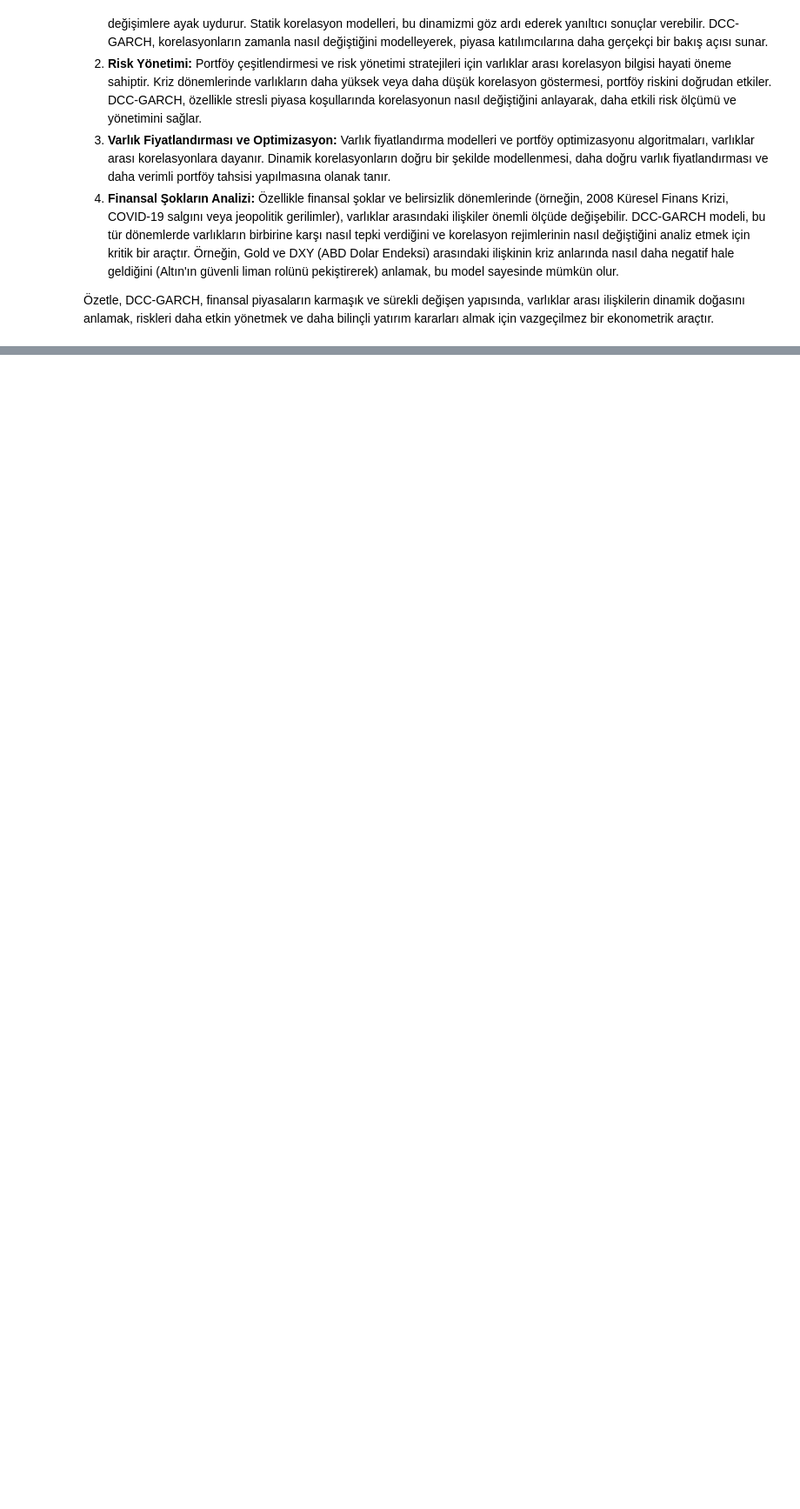
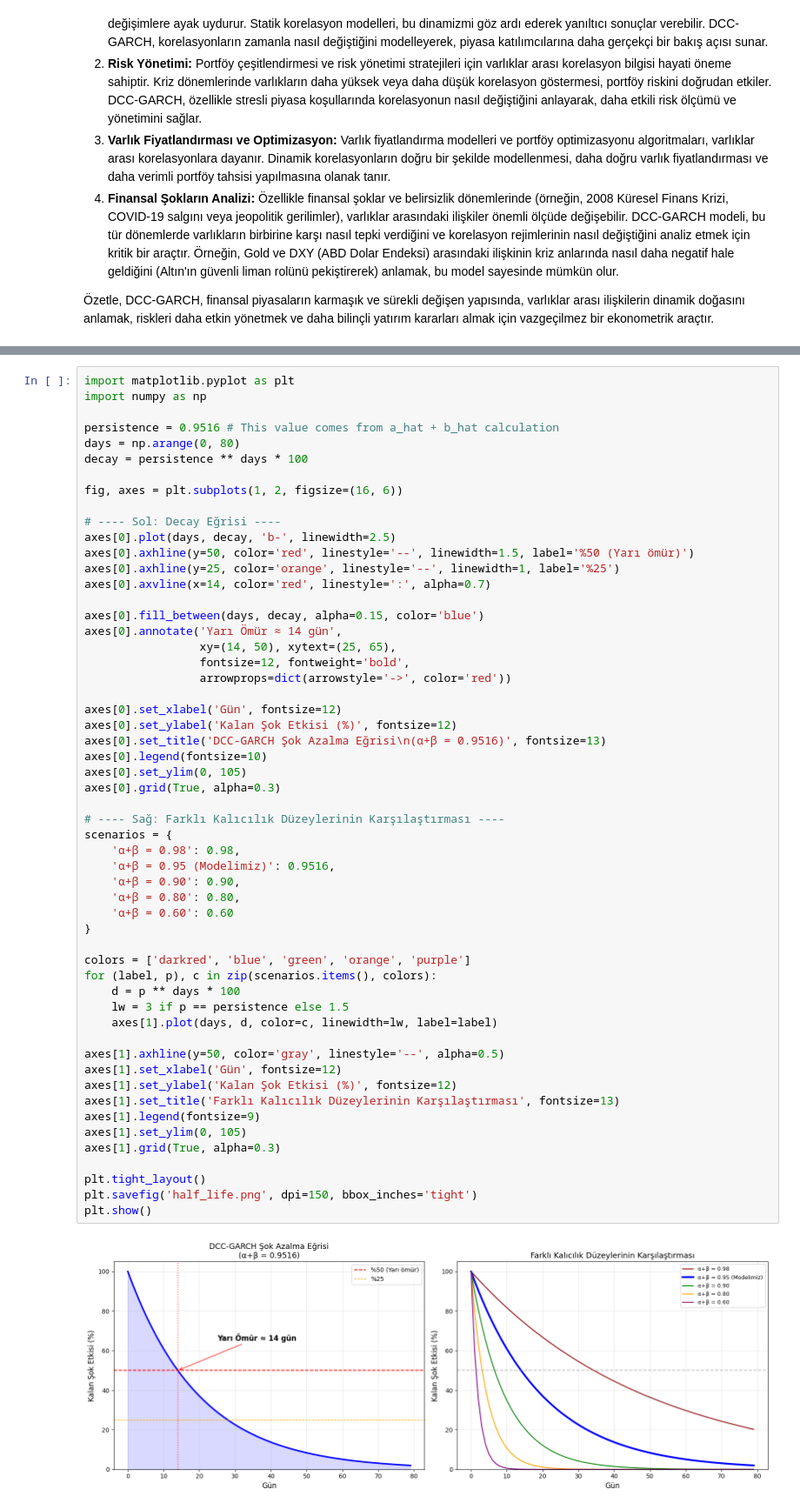
Before and after one commit to hero941/econometrics-lab, a Jupyter notebook: DXY-Gold Garch.ipynb, the cells around one changed output, grey strips where cells are left out. Shown at 87% size. Saved outputs shown, nothing was run; the diff lists cells and outputs as text; blank space fills up the shorter version.

```diff
--- a/DXY-Gold Garch.ipynb
+++ b/DXY-Gold Garch.ipynb
@@ -718,0 +855,57 @@ DCC-GARCH modelinin ana amacı, iki veya daha fazla finansal varlığın getiril
+# %%
+import matplotlib.pyplot as plt
+import numpy as np
+
+persistence = 0.9516 # This value comes from a_hat + b_hat calculation
+days = np.arange(0, 80)
+decay = persistence ** days * 100
+
+fig, axes = plt.subplots(1, 2, figsize=(16, 6))
+
+# ---- Sol: Decay Eğrisi ----
+axes[0].plot(days, decay, 'b-', linewidth=2.5)
+axes[0].axhline(y=50, color='red', linestyle='--', linewidth=1.5, label='%50 (Yarı ömür)')
+axes[0].axhline(y=25, color='orange', linestyle='--', linewidth=1, label='%25')
+axes[0].axvline(x=14, color='red', linestyle=':', alpha=0.7)
+
+axes[0].fill_between(days, decay, alpha=0.15, color='blue')
+axes[0].annotate('Yarı Ömür ≈ 14 gün',
+                 xy=(14, 50), xytext=(25, 65),
+                 fontsize=12, fontweight='bold',
+                 arrowprops=dict(arrowstyle='->', color='red'))
+
+axes[0].set_xlabel('Gün', fontsize=12)
+axes[0].set_ylabel('Kalan Şok Etkisi (%)', fontsize=12)
+axes[0].set_title('DCC-GARCH Şok Azalma Eğrisi\n(α+β = 0.9516)', fontsize=13)
+axes[0].legend(fontsize=10)
+axes[0].set_ylim(0, 105)
+axes[0].grid(True, alpha=0.3)
+
+# ---- Sağ: Farklı Kalıcılık Düzeylerinin Karşılaştırması ----
+scenarios = {
+    'α+β = 0.98': 0.98,
+    'α+β = 0.95 (Modelimiz)': 0.9516,
+    'α+β = 0.90': 0.90,
+    'α+β = 0.80': 0.80,
+    'α+β = 0.60': 0.60
+}
+
+colors = ['darkred', 'blue', 'green', 'orange', 'purple']
+for (label, p), c in zip(scenarios.items(), colors):
+    d = p ** days * 100
+    lw = 3 if p == persistence else 1.5
+    axes[1].plot(days, d, color=c, linewidth=lw, label=label)
+
+axes[1].axhline(y=50, color='gray', linestyle='--', alpha=0.5)
+axes[1].set_xlabel('Gün', fontsize=12)
+axes[1].set_ylabel('Kalan Şok Etkisi (%)', fontsize=12)
+axes[1].set_title('Farklı Kalıcılık Düzeylerinin Karşılaştırması', fontsize=13)
+axes[1].legend(fontsize=9)
+axes[1].set_ylim(0, 105)
+axes[1].grid(True, alpha=0.3)
+
+plt.tight_layout()
+plt.savefig('half_life.png', dpi=150, bbox_inches='tight')
+plt.show()
+# %% [output]
+[figure, added]
```
Also changed, not shown: parts of 32 cells of this notebook.
